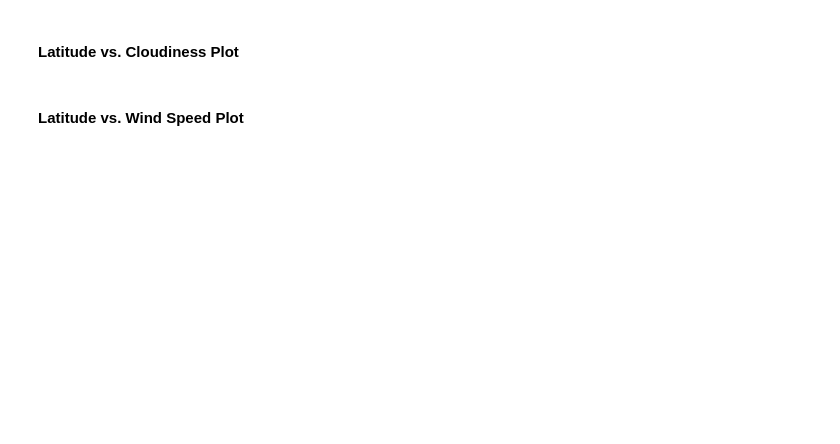
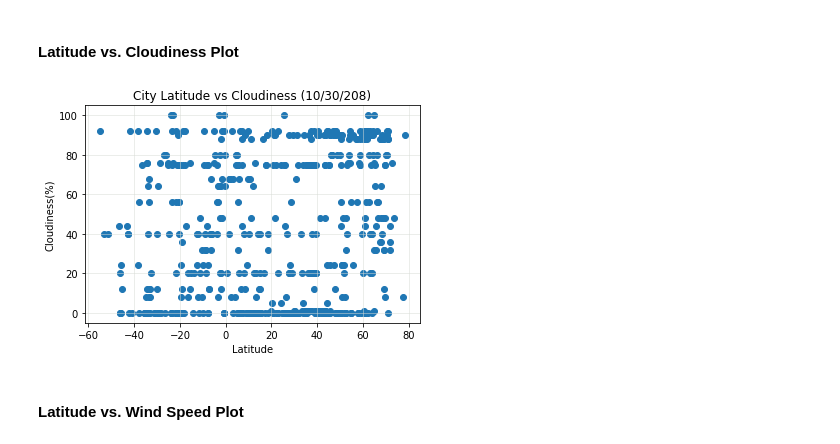
Before and after one commit to SpacePatroller/Weather-HW, a Jupyter notebook: WeatherPy.ipynb, the cells around one changed output. Drawn from its saved outputs; the diff is of its cells as text; code cells hidden in the pictures; blank space fills up the shorter version.

```diff
--- a/WeatherPy.ipynb
+++ b/WeatherPy.ipynb
@@ -195,4 +210,15 @@ ValueError: could not convert string to float:
 # %% [markdown]
 #### Latitude vs. Cloudiness Plot
+# %%
+lat_clout = table[['Lat','Cloudiness']]
+fig3, ax3 = plt.subplots()
+ax3.scatter(lat_clout.Lat,lat_clout.Cloudiness)
+plt.ylabel('Cloudiness(%)')
+plt.xlabel('Latitude')
+plt.title('City Latitude vs Cloudiness (10/30/208)')
+plt.grid(color='#d8dcd6', linestyle='-', linewidth=.5,)
+plt.show()
+# %% [output]
+[figure, added]
 # %% [markdown]
 #### Latitude vs. Wind Speed Plot
```
Also changed, not shown: parts of 5 cells of this notebook.
